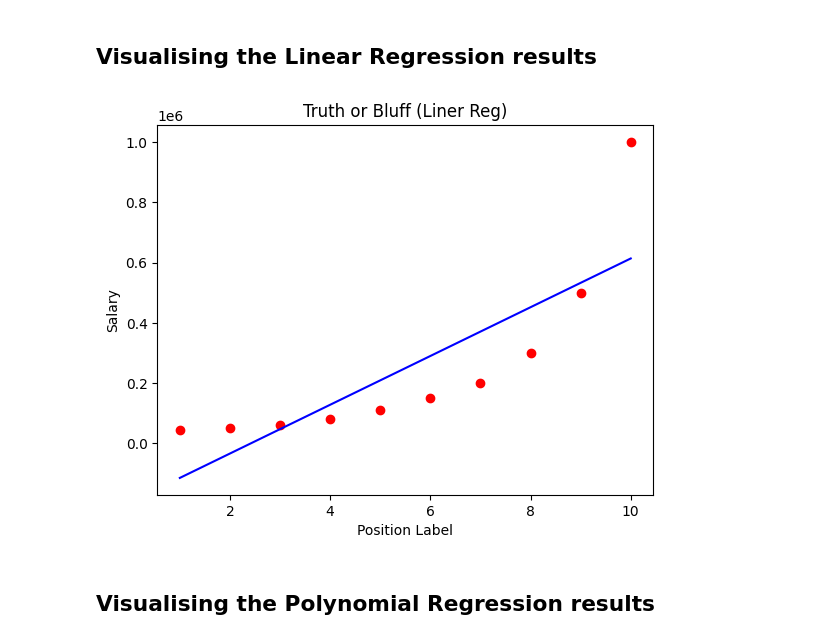
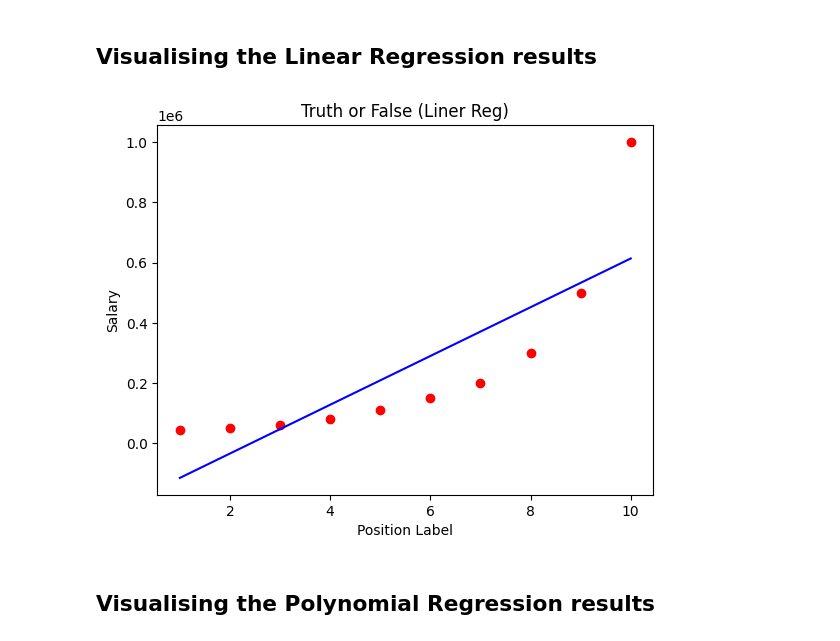
Before and after one commit to divakershukla/machine-learning-a2z, a Jupyter notebook: polynomial_regression.ipynb, the cells around one changed output. Drawn from its saved outputs; the diff is of its cells as text; code cells hidden in the pictures.

```diff
--- a/polynomial_regression.ipynb
+++ b/polynomial_regression.ipynb
@@ -28,7 +28,7 @@ LinearRegression()
 ## Training the Polynomial Regression model on the whole dataset
 # %%
 from sklearn.preprocessing import PolynomialFeatures
-poly_reg= PolynomialFeatures(degree =2 )
+poly_reg= PolynomialFeatures(degree= 4)
 
 X_poly= poly_reg.fit_transform(X)
 
@@ -42,12 +42,12 @@ LinearRegression()
 # %%
 plt.scatter(X, y, color="red")
 plt.plot(X, lin_regressor.predict(X), color="blue")
-plt.title("Truth or Bluff (Liner Reg)")
+plt.title("Truth or False (Liner Reg)")
 plt.xlabel("Position Label")
 plt.ylabel("Salary")
 plt.show()
 # %% [output]
-[figure, old version]
+[figure, new version]
 # %% [markdown]
 ## Visualising the Polynomial Regression results
 # %%
```
Also changed, not shown: parts of 4 cells of this notebook.
